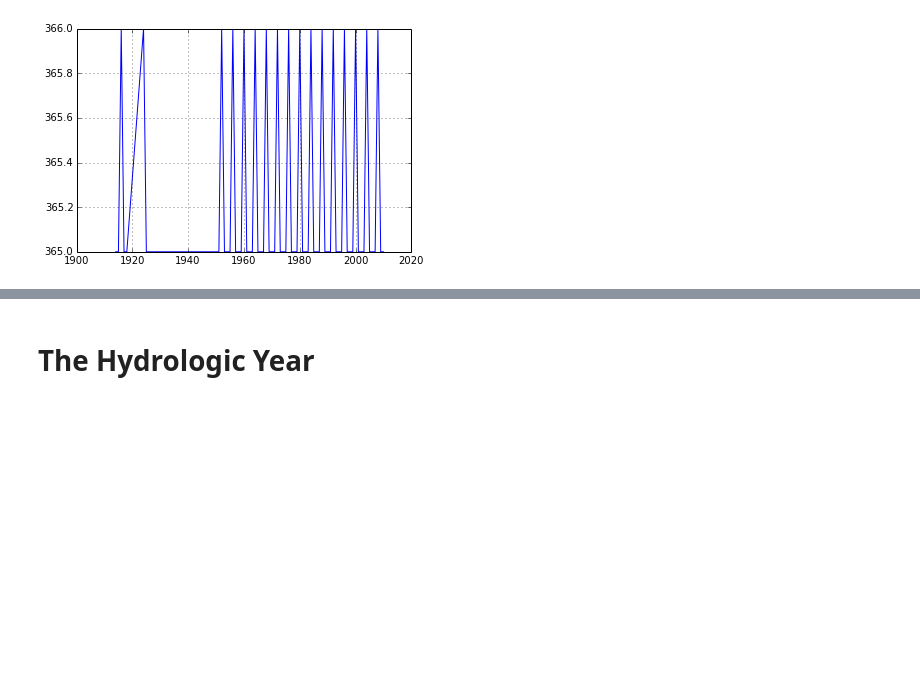
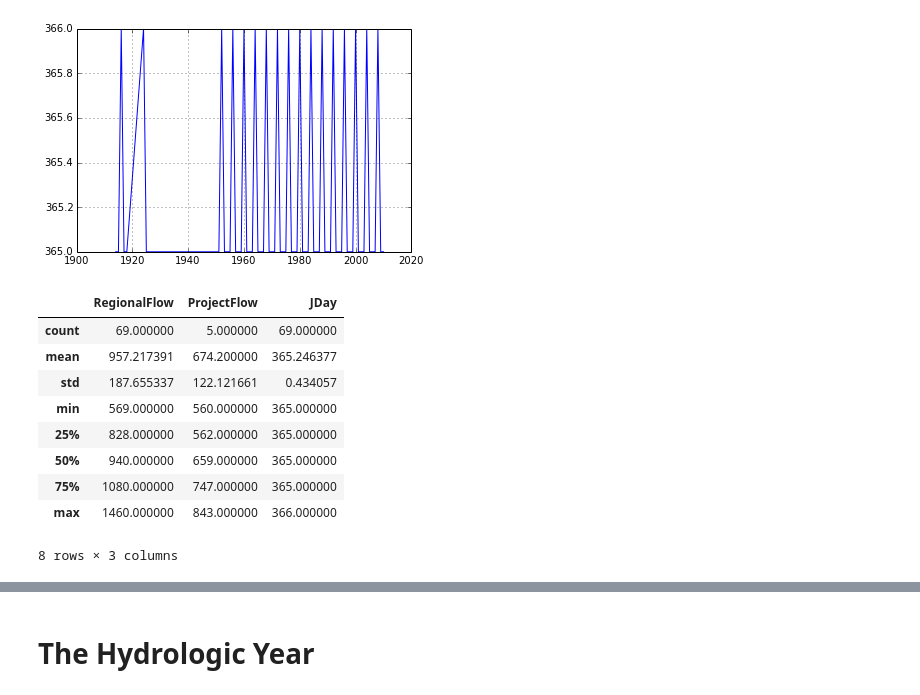
Before and after one commit to MarkSmithlxviii/HydrologicAnalysis, a Jupyter notebook: HydraulicAnalysis.ipynb, the cells around one changed output, grey strips where cells are left out. Cells and saved outputs as stored; diff of their text form; code cells hidden in the pictures; blank space fills up the shorter version.

```diff
--- a/HydraulicAnalysis.ipynb
+++ b/HydraulicAnalysis.ipynb
@@ -252,3 +253,15 @@ plt.figure(); (CompleteYearGrouped['RegionalFlow'].count()).plot()
 [figure]
 # %%
 AnnualMaxFlow = CompleteYearGrouped.max()
+AnnualMaxFlow.describe()
+# %% [output]
+|  | RegionalFlow | ProjectFlow | JDay |
+| count | 69.000000 | 5.000000 | 69.000000 |
+| mean | 957.217391 | 674.200000 | 365.246377 |
+| std | 187.655337 | 122.121661 | 0.434057 |
+| min | 569.000000 | 560.000000 | 365.000000 |
+| 25% | 828.000000 | 562.000000 | 365.000000 |
+| 50% | 940.000000 | 659.000000 | 365.000000 |
+| 75% | 1080.000000 | 747.000000 | 365.000000 |
+| max | 1460.000000 | 843.000000 | 366.000000 |
+8 rows × 3 columns
```
Also changed, not shown: parts of 5 cells of this notebook.
